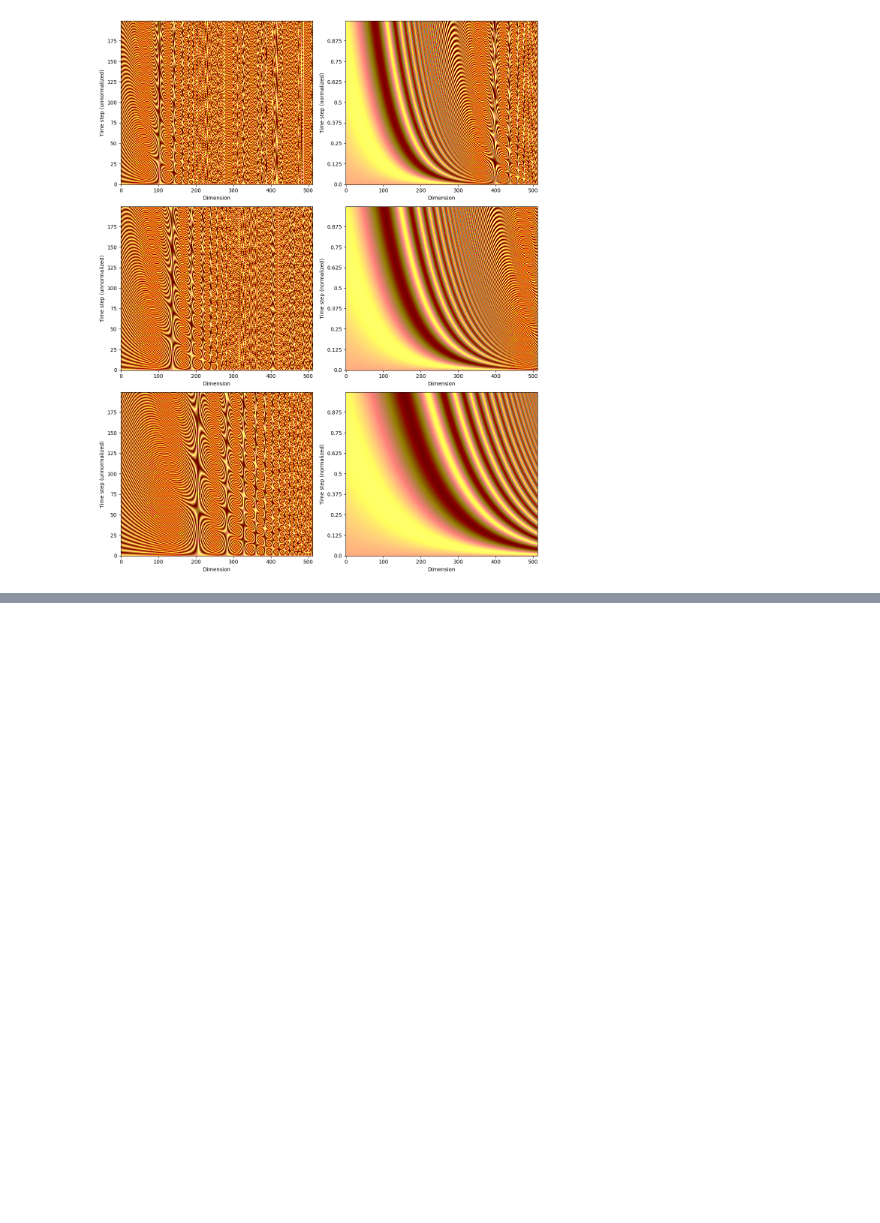
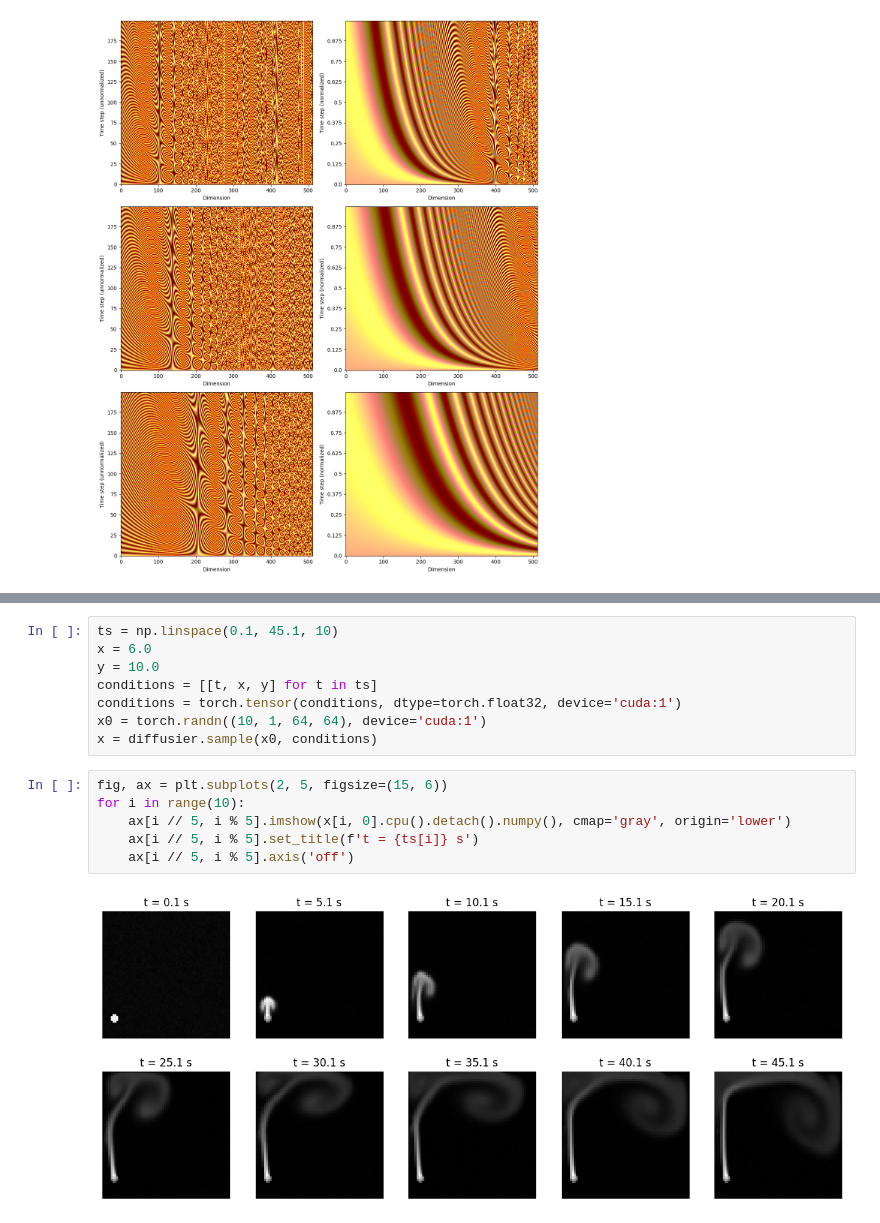
Before and after one commit to bookdiver/FluidDiff, a Jupyter notebook: diff_fluids/ddpm/test.ipynb, the cells around one changed output, grey strips where cells are left out. Drawn from its saved outputs; the diff is of its cells as text; blank space fills up the shorter version.

```diff
--- a/diff_fluids/ddpm/test.ipynb
+++ b/diff_fluids/ddpm/test.ipynb
@@ -57,0 +100,16 @@ plt.show()
+# %%
+ts = np.linspace(0.1, 45.1, 10)
+x = 6.0
+y = 10.0
+conditions = [[t, x, y] for t in ts]
+conditions = torch.tensor(conditions, dtype=torch.float32, device='cuda:1')
+x0 = torch.randn((10, 1, 64, 64), device='cuda:1')
+x = diffusier.sample(x0, conditions)
+# %%
+fig, ax = plt.subplots(2, 5, figsize=(15, 6))
+for i in range(10):
+    ax[i // 5, i % 5].imshow(x[i, 0].cpu().detach().numpy(), cmap='gray', origin='lower')
+    ax[i // 5, i % 5].set_title(f't = {ts[i]} s')
+    ax[i // 5, i % 5].axis('off')
+# %% [output]
+[figure, added]
```
Also changed, not shown: parts of 9 cells of this notebook, 3 other files.
